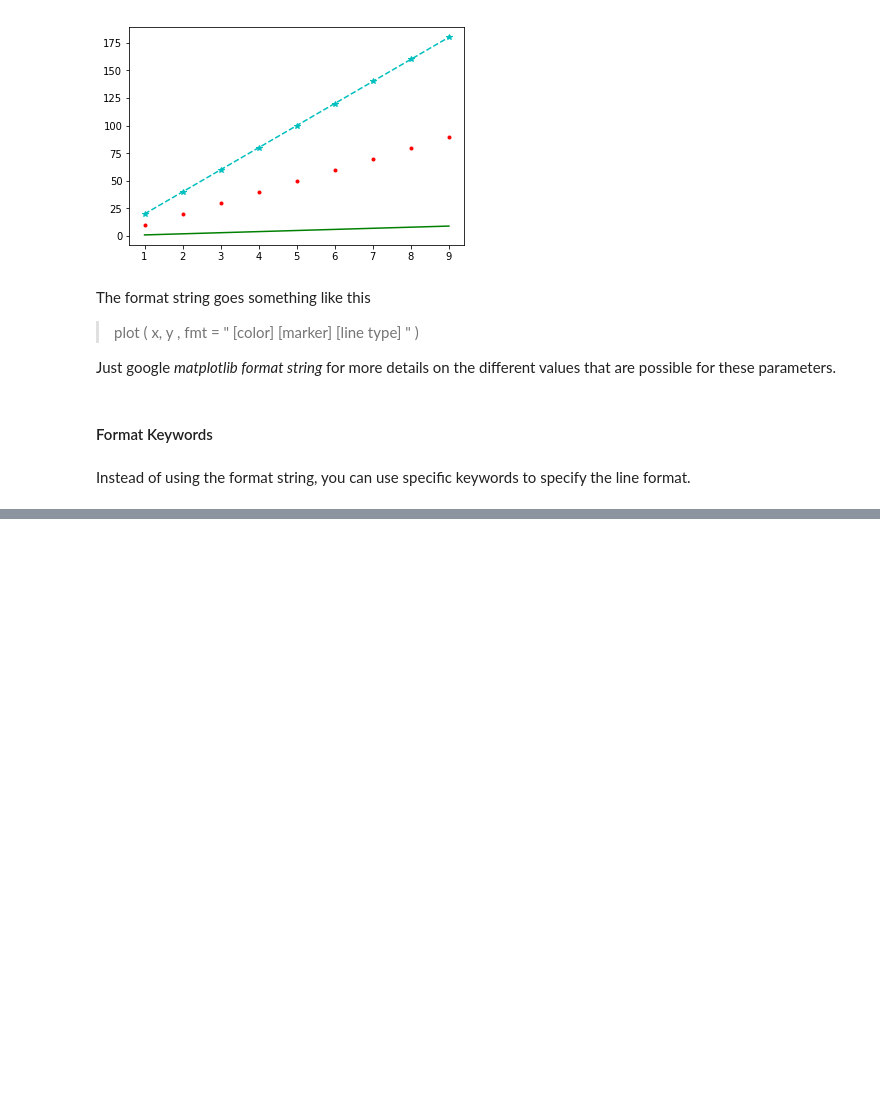
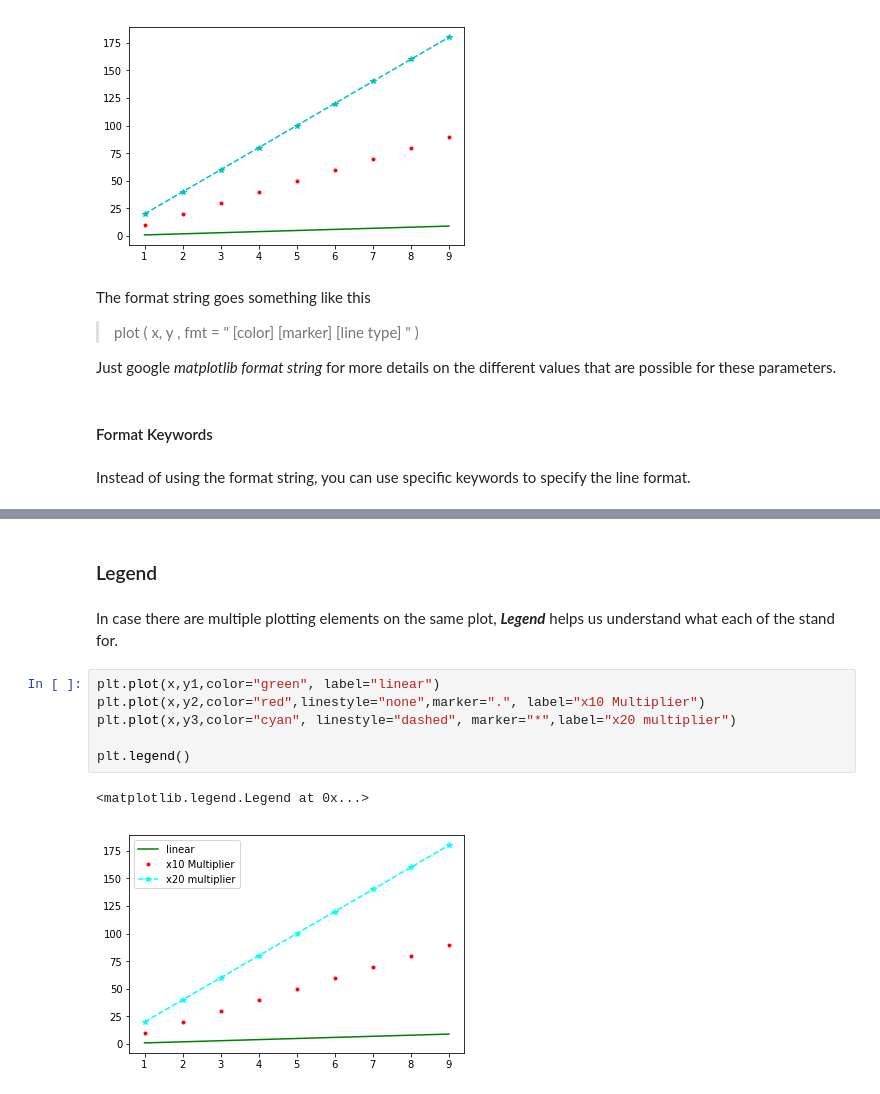
Before and after one commit to hotcode002/Machine-Learning-with-Python, a Jupyter notebook: week_1_basics/day_5_ml_plotting_libraries/notebooks/matplotlib.ipynb, the cells around one changed output, grey strips where cells are left out. Saved outputs shown, nothing was run; the diff lists cells and outputs as text; blank space fills up the shorter version.

Commit message:
matplotlib

```diff
--- a/week_1_basics/day_5_ml_plotting_libraries/notebooks/matplotlib.ipynb
+++ b/week_1_basics/day_5_ml_plotting_libraries/notebooks/matplotlib.ipynb
@@ -462,0 +463,13 @@ plt.plot(x,y3,color="cyan, linestyle="--", marker="--")    # Make the line cyan
+# %% [markdown]
+### Legend
+# %% [markdown]
+In case there are multiple plotting elements on the same plot, **_Legend_** helps us understand what each of the stand for.
+# %%
+plt.plot(x,y1,color="green", label="linear")
+plt.plot(x,y2,color="red",linestyle="none",marker=".", label="x10 Multiplier")
+plt.plot(x,y3,color="cyan", linestyle="dashed", marker="*",label="x20 multiplier")
+
+plt.legend()
+# %% [output]
+<matplotlib.legend.Legend at 0x...>
+[figure, added]
```
Also changed, not shown: parts of 5 cells of this notebook.
